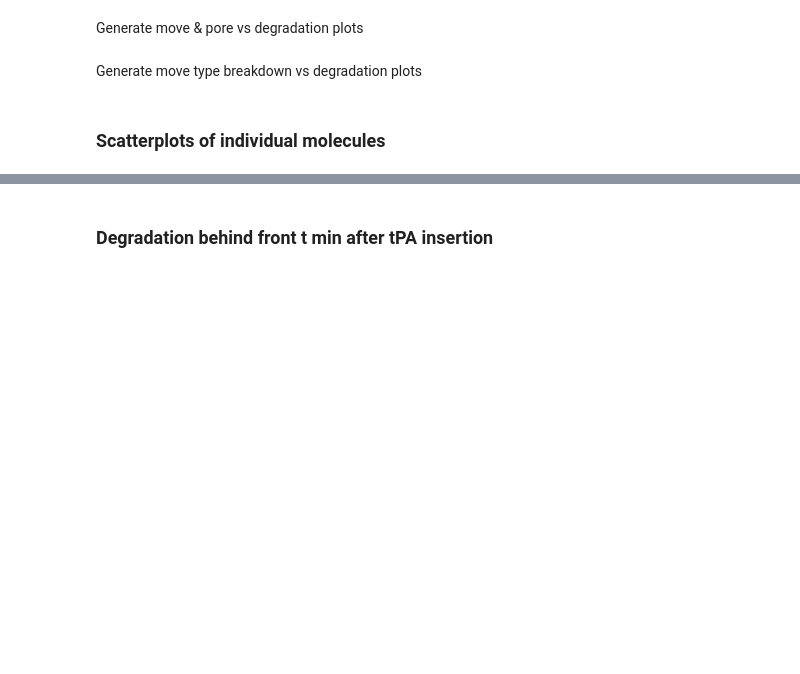
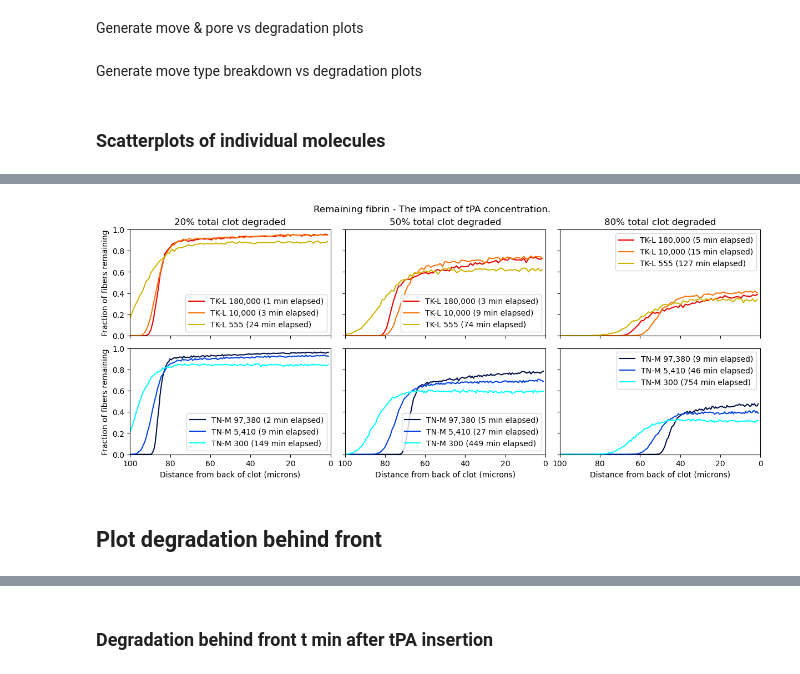
Before and after one commit to UCO-OpResearch/lysis, a Jupyter notebook: src/python/Jupyter Notebooks/2024-01-26-1000 - F-Macro Multi-Array-Process.ipynb, the cells around one changed output, grey strips where cells are left out. Drawn from its saved outputs; the diff is of its cells as text; code cells hidden in the pictures; blank space fills up the shorter version.

```diff
--- a/src/python/Jupyter Notebooks/2024-01-26-1000 - F-Macro Multi-Array-Process.ipynb
+++ b/src/python/Jupyter Notebooks/2024-01-26-1000 - F-Macro Multi-Array-Process.ipynb
@@ -2021,3 +2131,37 @@ axs[1].set_ylim(-0.1, 1)
+# %%
+fig, axs = plt.subplots(
+    nrows=2, ncols=3, sharex=True, sharey=True, figsize=(12, 5), dpi=100, constrained_layout=True
+)
+labels = ["20%", "50%", "80%"]
+for i, row in enumerate(scenario_grid):
+    axs[i, 0].set_ylabel("Fraction of fibers remaining")
+    for j in range(3):
+        axs[1, j].set_xlabel("Distance from back of clot (microns)")
+        axs[0, j].set_title(labels[j] + " total clot degraded")
+        axs[i, j].set_xlim(0, 100)
+        axs[i, j].set_ylim(0, 1)
+        axs[1, j].set_xticks(np.arange(0, 101, 20), np.arange(100, -1, -20))
+
+        for k, scenario in enumerate(row):
+            axs[i, j].plot(
+                degradation_distance[scenario][j],
+                degradation_amount[scenario][j],
+                label=f"{pretty_print_scen(scenario)} ({lysis_time[scenario][j]//60:n} min elapsed)",
+                color=colors[scenario],
+            )
+        axs[i, j].legend(
+            # bbox_to_anchor=(1, 0),
+            # loc="lower right",
+            ncols=1,
+        )
+
+fig.suptitle(f"Remaining fibrin - The impact of tPA concentration.")
+
+fig.savefig(f"clot degradation by tPA concentration by overall degradation.png", bbox_inches="tight")
+# %% [output]
+[figure, added]
+# %% [markdown]
+## Plot degradation behind front
 # %%
 degradation_amount = {}
 degradation_distance = {}
```
Also changed, not shown: parts of 18 cells of this notebook, 1 other file.
